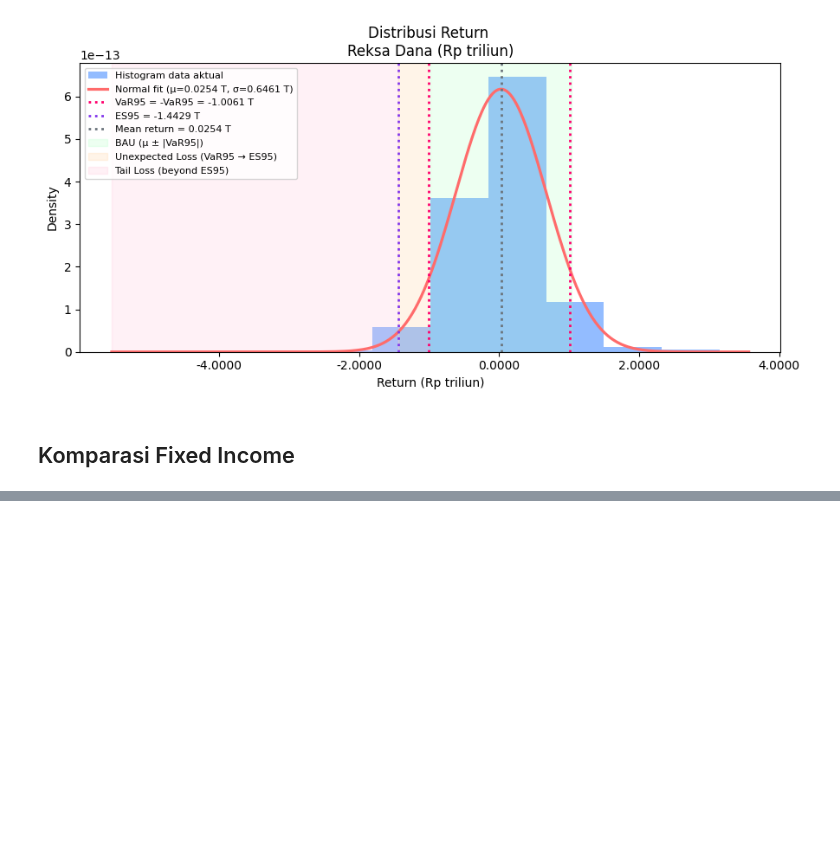
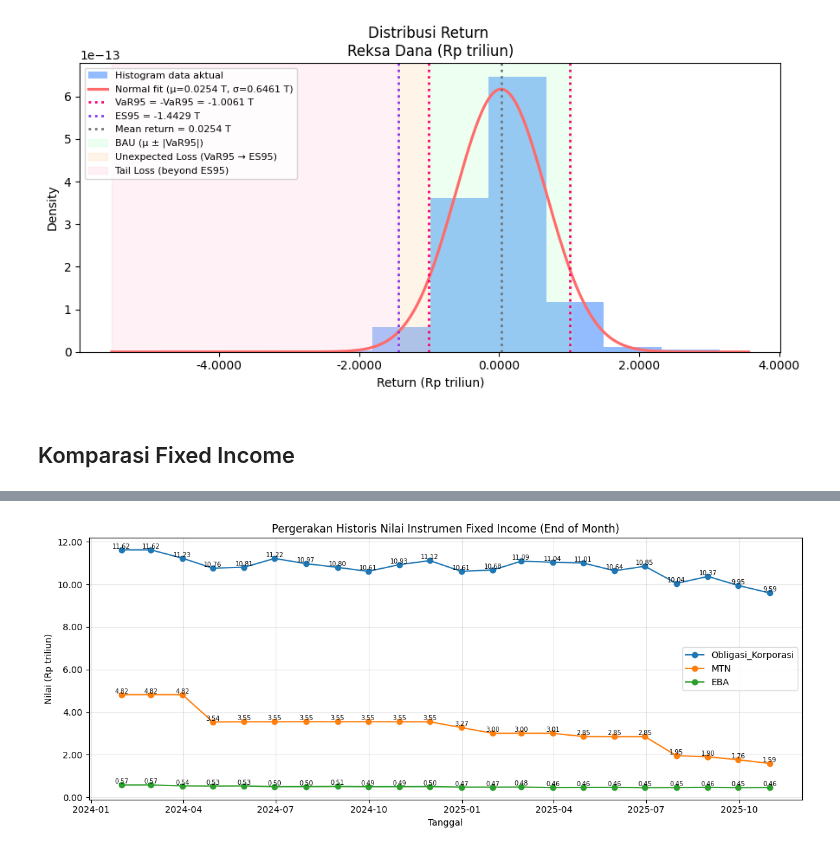
Before and after one commit to iqbaltanjung97/VaR, a Jupyter notebook: visual_VaR_R1.ipynb, the cells around one changed output, grey strips where cells are left out. Cells and saved outputs as stored; diff of their text form; code cells hidden in the pictures; blank space fills up the shorter version.

Commit message:
download komparasi fixed income

```diff
--- a/visual_VaR_R1.ipynb
+++ b/visual_VaR_R1.ipynb
@@ -1013,23 +1013,28 @@ import matplotlib.pyplot as plt
 from matplotlib.ticker import FuncFormatter
 
 # =========================
-# 1. BACA DATA
+# 1. READ DATA
 # =========================
 
 file_path = "compare_fixed_income.xlsx"
 df = pd.read_excel(file_path)
 
-# Ganti sesuai nama kolom tanggal di file
-DATE_COL = "Date"
-df[DATE_COL] = pd.to_datetime(df[DATE_COL])
-df = df.set_index(DATE_COL).sort_index()
+# Pastikan kolom Date ada
+if "Date" not in df.columns:
+    raise ValueError("Kolom 'Date' tidak ditemukan dalam file Excel.")
 
-# Ganti sesuai nama kolom total instrumen di file
+# Konversi secara manual ke datetime (format dd/mm/yy)
+df["Date"] = pd.to_datetime(df["Date"], dayfirst=True, errors="coerce")
+
+# Buat index
+df = df.set_index("Date").sort_index()
+
+# Asset columns — persis dari data kamu
 asset_cols = ["Obligasi_Korporasi", "MTN", "EBA"]
 
-for col in asset_cols:
-    if col not in df.columns:
-        raise ValueError(f"Kolom {col} tidak ditemukan di file Excel.")
+# Konversi ke numeric (cleaning)
+df[asset_cols] = df[asset_cols].replace({",": ""}, regex=True)
+df[asset_cols] = df[asset_cols].apply(pd.to_numeric, errors="coerce")
 
 data = df[asset_cols].dropna(how="all")
 
@@ -1043,15 +1048,14 @@ def triliun_fmt(x, pos=None):
 rp_tril_formatter = FuncFormatter(triliun_fmt)
 
 # =========================
-# 3. STATISTIK & PERTUMBUHAN
+# 3. SUMMARY STATISTICS
 # =========================
 
-# Ringkasan level
 summary_stats = data.agg(["count", "mean", "std", "min", "max"]).T
 summary_stats.columns = ["N", "Mean_Level", "StdDev_Level", "Min_Level", "Max_Level"]
 
-# Hitung CAGR (approx, per tahun) jika data bulanan
-n_periods = data.shape[0]
+# CAGR (jika data bulanan)
+n_periods = len(data)
 months = n_periods - 1
 if months > 0:
     years = months / 12
@@ -1063,20 +1067,33 @@ else:
 print("\n=== Ringkasan Statistik Total Instrumen (Rp) ===")
 print(summary_stats)
 
-# Perubahan persentase bulanan
+# Monthly percentage change
 pct_change = data.pct_change() * 100
 print("\n=== Perubahan Persentase Bulanan (%) ===")
 print(pct_change.tail())
 
 # =========================
-# 4. PLOT LEVEL HISTORIS
+# 4. PLOT LEVEL HISTORIS + LABEL TITIK
 # =========================
 
-fig, ax = plt.subplots(figsize=(10, 4.5))
+fig, ax = plt.subplots(figsize=(12, 5))
+
 for col in asset_cols:
-    ax.plot(data.index, data[col], label=col)
+    ax.plot(data.index, data[col], marker="o", label=col)
 
-ax.set_title("Pergerakan Historis Nilai Instrumen Fixed Income\n(End of Month)")
+    # Tambahkan label di setiap titik
+    for x, y in zip(data.index, data[col]):
+        ax.text(
+            x, y,
+            f"{y/1e12:,.2f}",         # tampilkan dalam triliun
+            fontsize=7,
+            ha="center",
+            va="bottom",
+            rotation=0,
+            color="black"
+        )
+
+ax.set_title("Pergerakan Historis Nilai Instrumen Fixed Income (End of Month)")
 ax.set_xlabel("Tanggal")
 ax.set_ylabel("Nilai (Rp triliun)")
 ax.yaxis.set_major_formatter(rp_tril_formatter)
@@ -1084,36 +1101,4 @@ ax.grid(True, alpha=0.3)
 ax.legend()
 plt.tight_layout()
 plt.show()
-
-# =========================
-# 5. PLOT KOMPOSISI (STACKED AREA)
-# =========================
-
-fig, ax = plt.subplots(figsize=(10, 4.5))
-ax.stackplot(data.index, [data[col] for col in asset_cols], labels=asset_cols)
-
-ax.set_title("Komposisi Portofolio Fixed Income\nBerdasarkan Nilai (End of Month)")
-ax.set_xlabel("Tanggal")
-ax.set_ylabel("Nilai (Rp triliun)")
-ax.yaxis.set_major_formatter(rp_tril_formatter)
-ax.grid(True, alpha=0.3)
-ax.legend(loc="upper left")
-plt.tight_layout()
-plt.show()
-
-# =========================
-# 6. PLOT PERUBAHAN BULANAN (%)
-# =========================
-
-fig, ax = plt.subplots(figsize=(10, 4.5))
-for col in asset_cols:
-    ax.plot(pct_change.index, pct_change[col], label=col)
-
-ax.set_title("Perubahan Bulanan Nilai Instrumen Fixed Income (%)")
-ax.set_xlabel("Tanggal")
-ax.set_ylabel("Perubahan (%)")
-ax.axhline(0, color="black", linewidth=1)
-ax.grid(True, alpha=0.3)
-ax.legend()
-plt.tight_layout()
-plt.show()
+# %% [output]
@@ -1119,0 +1124 @@ plt.show()
+[figure, added]
```
Also changed, not shown: parts of 1 cell of this notebook, 1 other file.
